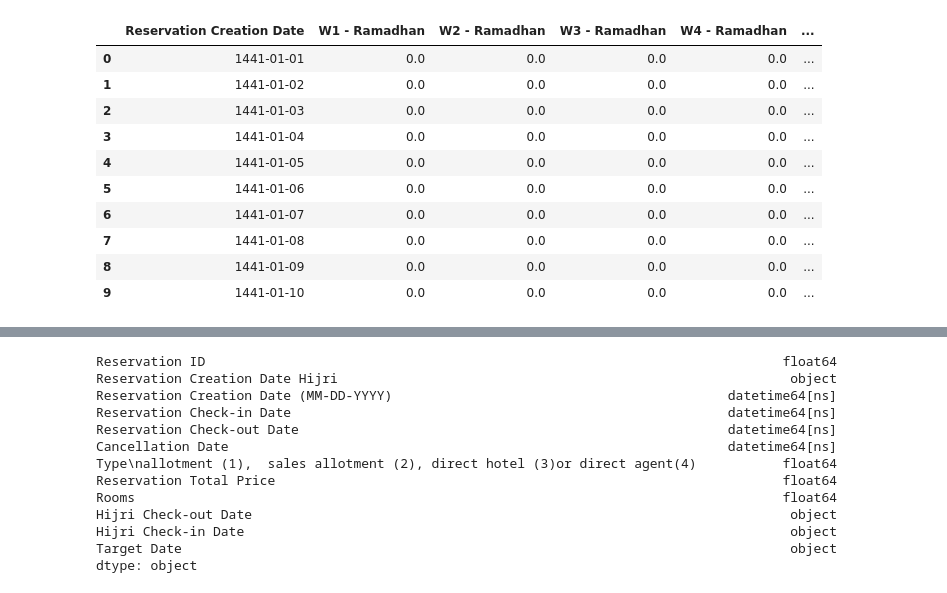
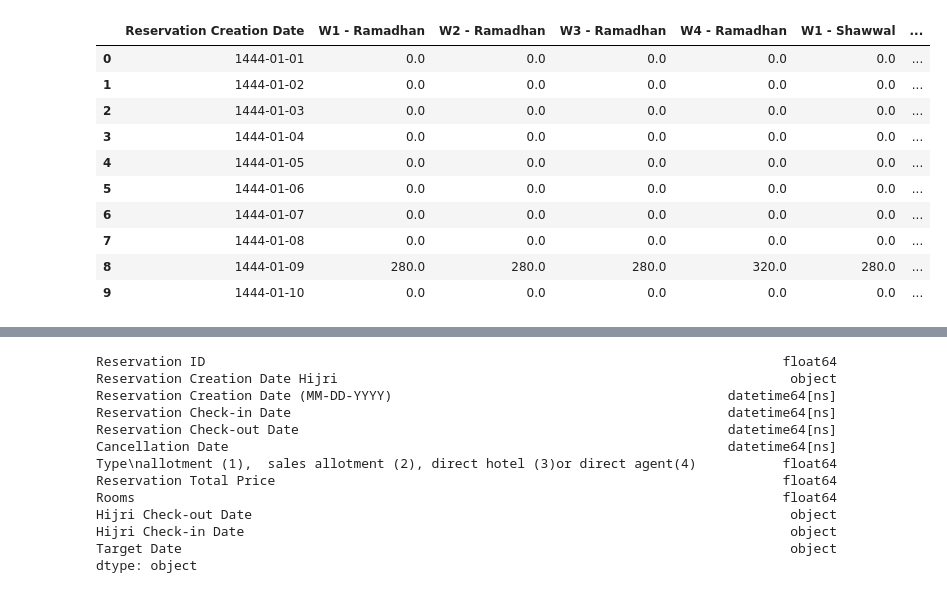
Before and after one commit to Ziadmohamed345/k2s-hotel-reservation, a Jupyter notebook: util-res-task/util-res-data-weekly-vis.ipynb, the cells around one changed output, grey strips where cells are left out. Drawn from its saved outputs; the diff is of its cells as text; code cells hidden in the pictures.

```diff
--- a/util-res-task/util-res-data-weekly-vis.ipynb
+++ b/util-res-task/util-res-data-weekly-vis.ipynb
@@ -10,20 +10,20 @@ target_start_day_hijri = Hijri(1444,9,1) # Hijri date in the format 'yyyy-mm-dd'
 target_end_day_hijri  = Hijri(1445,1,1) # Hijri date in the format 'yyyy-mm-dd'
 is_different_year = (target_start_day_hijri.year!=target_end_day_hijri.year)
 # %%
-daily_rows_weekly_df = pd.read_excel("./weekly_target_dates_accum_df_0.xlsx", sheet_name="Sheet1", converters={'Reservation Creation Date' : lambda x:Hijri.fromisoformat(x)})
+daily_rows_weekly_df = pd.read_excel("./weekly_target_dates_accum_df_2.xlsx", sheet_name="Sheet1", converters={'Reservation Creation Date' : lambda x:Hijri.fromisoformat(x)})
 daily_rows_weekly_df.head(10)
 # %% [output]
-|  | Reservation Creation Date | W1 - Ramadhan | W2 - Ramadhan | W3 - Ramadhan | W4 - Ramadhan | ... |
-| 0 | 1441-01-01 | 0.0 | 0.0 | 0.0 | 0.0 | ... |
-| 1 | 1441-01-02 | 0.0 | 0.0 | 0.0 | 0.0 | ... |
-| 2 | 1441-01-03 | 0.0 | 0.0 | 0.0 | 0.0 | ... |
-| 3 | 1441-01-04 | 0.0 | 0.0 | 0.0 | 0.0 | ... |
-| 4 | 1441-01-05 | 0.0 | 0.0 | 0.0 | 0.0 | ... |
-| 5 | 1441-01-06 | 0.0 | 0.0 | 0.0 | 0.0 | ... |
-| 6 | 1441-01-07 | 0.0 | 0.0 | 0.0 | 0.0 | ... |
-| 7 | 1441-01-08 | 0.0 | 0.0 | 0.0 | 0.0 | ... |
-| 8 | 1441-01-09 | 0.0 | 0.0 | 0.0 | 0.0 | ... |
-| 9 | 1441-01-10 | 0.0 | 0.0 | 0.0 | 0.0 | ... |
+|  | Reservation Creation Date | W1 - Ramadhan | W2 - Ramadhan | W3 - Ramadhan | W4 - Ramadhan | W1 - Shawwal | ... |
+| 0 | 1444-01-01 | 0.0 | 0.0 | 0.0 | 0.0 | 0.0 | ... |
+| 1 | 1444-01-02 | 0.0 | 0.0 | 0.0 | 0.0 | 0.0 | ... |
+| 2 | 1444-01-03 | 0.0 | 0.0 | 0.0 | 0.0 | 0.0 | ... |
+| 3 | 1444-01-04 | 0.0 | 0.0 | 0.0 | 0.0 | 0.0 | ... |
+| 4 | 1444-01-05 | 0.0 | 0.0 | 0.0 | 0.0 | 0.0 | ... |
+| 5 | 1444-01-06 | 0.0 | 0.0 | 0.0 | 0.0 | 0.0 | ... |
+| 6 | 1444-01-07 | 0.0 | 0.0 | 0.0 | 0.0 | 0.0 | ... |
+| 7 | 1444-01-08 | 0.0 | 0.0 | 0.0 | 0.0 | 0.0 | ... |
+| 8 | 1444-01-09 | 280.0 | 280.0 | 280.0 | 320.0 | 280.0 | ... |
+| 9 | 1444-01-10 | 0.0 | 0.0 | 0.0 | 0.0 | 0.0 | ... |
 # %%
 
 def hijri_to_greg(hijri_date):
```
Also changed, not shown: parts of 3 cells of this notebook.
